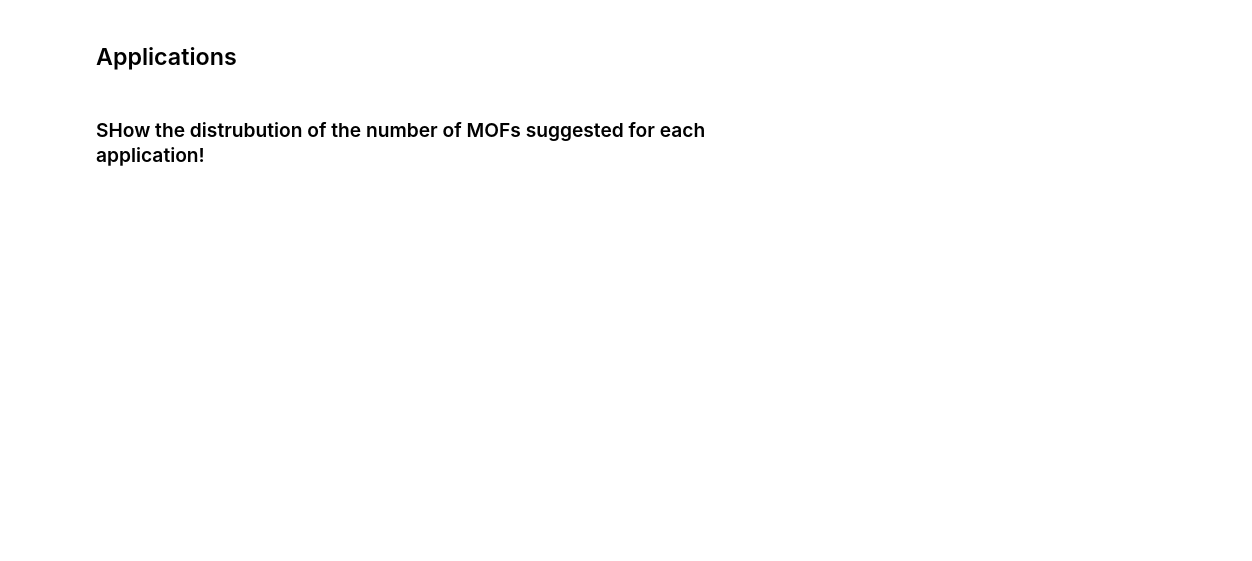
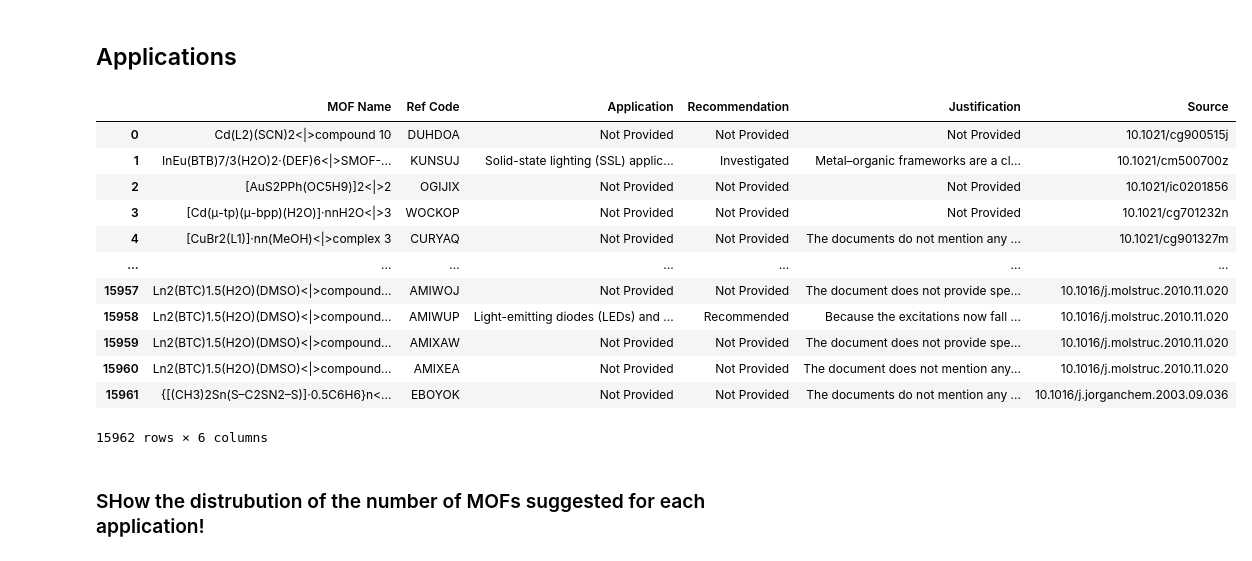
Before and after one commit to AI4ChemS/MOF_ChemUnity, a Jupyter notebook: data analysis.ipynb, the cells around one changed output. Saved outputs shown, nothing was run; the diff lists cells and outputs as text; code cells hidden in the pictures; blank space fills up the shorter version.

```diff
--- a/data analysis.ipynb
+++ b/data analysis.ipynb
@@ -356,4 +346,4 @@ MOF_ChemUnity_Props.to_csv("Results/Properties/Final/MOF_ChemUnity.csv", index=F
 # %% [markdown]
 ## Applications
 # %%
-MOF_ChemUnity_Apps = combine_csv_files('Results/Applications')
+MOF_ChemUnity_Apps = pd.read_csv("Results/Applications/applications.csv")
@@ -362,3 +350,23 @@ MOF_ChemUnity_Apps.to_csv("Results/Applications/Final/MOF_ChemUnity_Apps.csv", i
+# %%
+# Drop specific columns by name
+columns_to_drop = ['Unnamed: 0.2', 'Unnamed: 0.1', 'Unnamed: 0']  # Replace with actual column names
+MOF_ChemUnity_Apps = MOF_ChemUnity_Apps.drop(columns=columns_to_drop)
+# %%
+MOF_ChemUnity_Apps
+# %% [output]
+|  | MOF Name | Ref Code | Application | Recommendation | Justification | Source |
+| 0 | Cd(L2)(SCN)2<|>compound 10 | DUHDOA | Not Provided | Not Provided | Not Provided | 10.1021/cg900515j |
+| 1 | InEu(BTB)7/3(H2O)2·(DEF)6<|>SMOF-... | KUNSUJ | Solid-state lighting (SSL) applic... | Investigated | Metal–organic frameworks are a cl... | 10.1021/cm500700z |
+| 2 | [AuS2PPh(OC5H9)]2<|>2 | OGIJIX | Not Provided | Not Provided | Not Provided | 10.1021/ic0201856 |
+| 3 | [Cd(μ-tp)(μ-bpp)(H2O)]·nnH2O<|>3 | WOCKOP | Not Provided | Not Provided | Not Provided | 10.1021/cg701232n |
+| 4 | [CuBr2(L1)]·nn(MeOH)<|>complex 3 | CURYAQ | Not Provided | Not Provided | The documents do not mention any ... | 10.1021/cg901327m |
+| ... | ... | ... | ... | ... | ... | ... |
+| 15957 | Ln2(BTC)1.5(H2O)(DMSO)<|>compound... | AMIWOJ | Not Provided | Not Provided | The document does not provide spe... | 10.1016/j.molstruc.2010.11.020 |
+| 15958 | Ln2(BTC)1.5(H2O)(DMSO)<|>compound... | AMIWUP | Light-emitting diodes (LEDs) and ... | Recommended | Because the excitations now fall ... | 10.1016/j.molstruc.2010.11.020 |
+| 15959 | Ln2(BTC)1.5(H2O)(DMSO)<|>compound... | AMIXAW | Not Provided | Not Provided | The document does not provide spe... | 10.1016/j.molstruc.2010.11.020 |
+| 15960 | Ln2(BTC)1.5(H2O)(DMSO)<|>compound... | AMIXEA | Not Provided | Not Provided | The document does not mention any... | 10.1016/j.molstruc.2010.11.020 |
+| 15961 | {[(CH3)2Sn(S–C2SN2–S)]·0.5C6H6}n<... | EBOYOK | Not Provided | Not Provided | The documents do not mention any ... | 10.1016/j.jorganchem.2003.09.036 |
+15962 rows × 6 columns
 # %%
 application_synonyms = {
     "CO2 Storage": [
```
Also changed, not shown: parts of 21 cells of this notebook.
